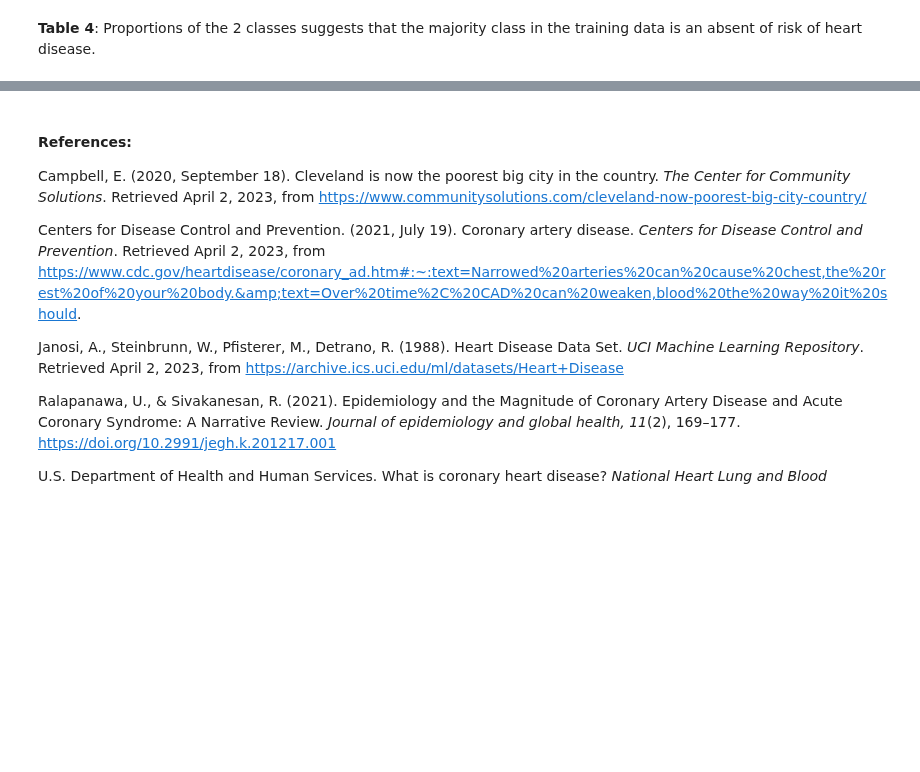
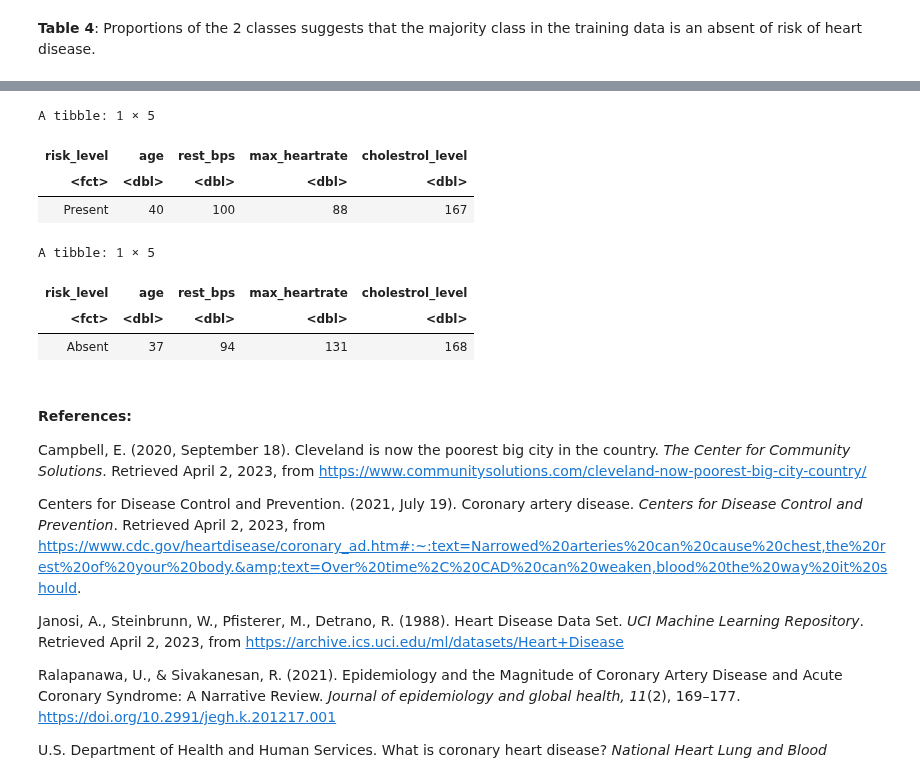
Before and after one commit to samdang03/DSCI-100_2022w2-Group-006, a Jupyter notebook: DCSI100-Final Project Report.ipynb, the cells around one changed output, grey strips where cells are left out. Cells and saved outputs as stored; diff of their text form; code cells hidden in the pictures; blank space fills up the shorter version.

```diff
--- a/DCSI100-Final Project Report.ipynb
+++ b/DCSI100-Final Project Report.ipynb
@@ -374,3 +396,25 @@ For comparison, there have been several attempts in using computational analysis
+# %%
+minrisk_present <- heart_predictions |>
+filter(.pred_class == "Present", risk_level == "Present") |>
+group_by(risk_level) |>
+summarize(across(age:cholestrol_level, min))
+
+minrisk_absent <- heart_predictions |>
+filter(.pred_class == "Absent", risk_level == "Absent") |>
+group_by(risk_level) |>
+summarize(across(age:cholestrol_level, min))
+
+minrisk_present
+minrisk_absent
+# %% [output]
+A tibble: 1 × 5
+| risk_level | age | rest_bps | max_heartrate | cholestrol_level |
+| <fct> | <dbl> | <dbl> | <dbl> | <dbl> |
+| Present | 40 | 100 | 88 | 167 |
+A tibble: 1 × 5
+| risk_level | age | rest_bps | max_heartrate | cholestrol_level |
+| <fct> | <dbl> | <dbl> | <dbl> | <dbl> |
+| Absent | 37 | 94 | 131 | 168 |
 # %% [markdown]
 #### **References:**
 
```
Also changed, not shown: parts of 4 cells of this notebook.
